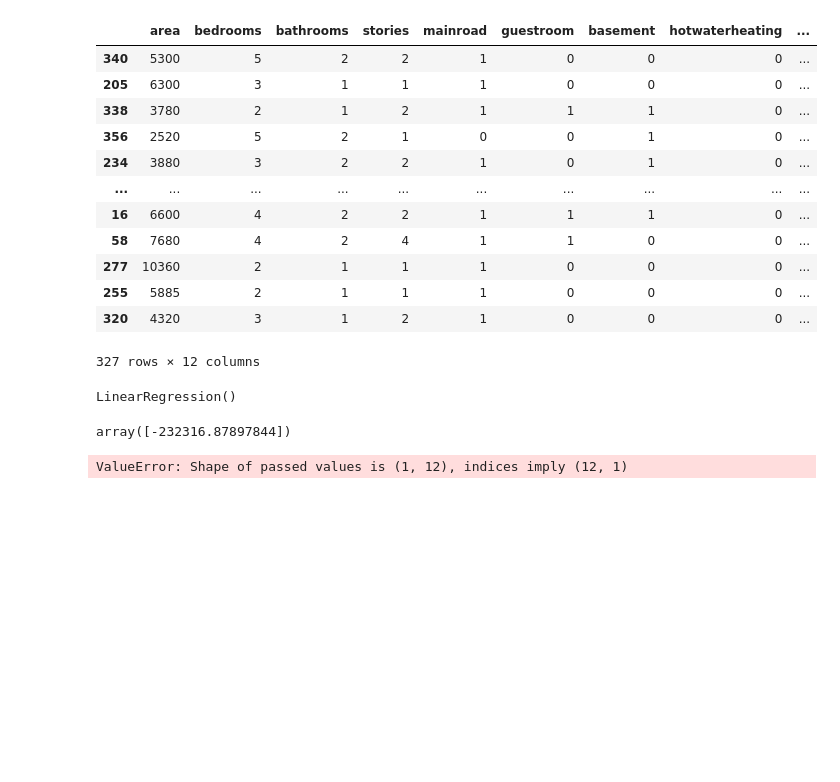
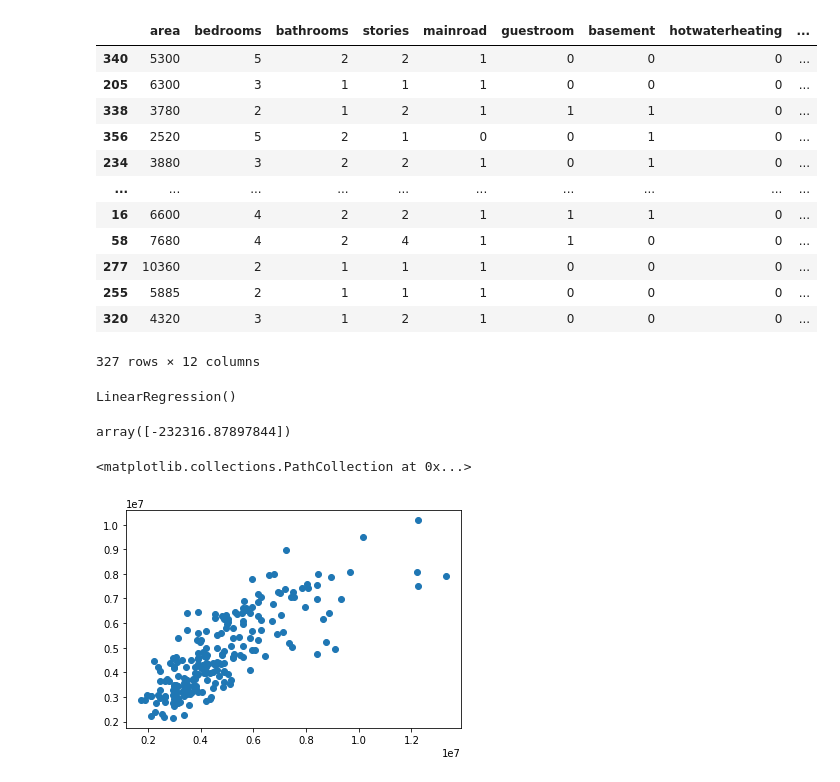
Before and after one commit to babiswas/pandasrepo, a Jupyter notebook: Housing.ipynb, the cells around one changed output. Cells and saved outputs as stored; diff of their text form; code cells hidden in the pictures; blank space fills up the shorter version.

```diff
--- a/Housing.ipynb
+++ b/Housing.ipynb
@@ -322,7 +322,10 @@ LinearRegression()
 lm.intercept_
 # %% [output]
 array([-232316.87897844])
-# %%
-cdf=pd.DataFrame(lm.coef_,X.columns,columns=['Coeff'])
-# %% [output]
-ValueError: Shape of passed values is (1, 12), indices imply (12, 1)
+# %%
+predict=lm.predict(X_test)
+# %%
+plt.pyplot.scatter(Y_test,predict)
+# %% [output]
+<matplotlib.collections.PathCollection at 0x...>
+[figure, added]
```
Also changed, not shown: parts of 1 cell of this notebook.
